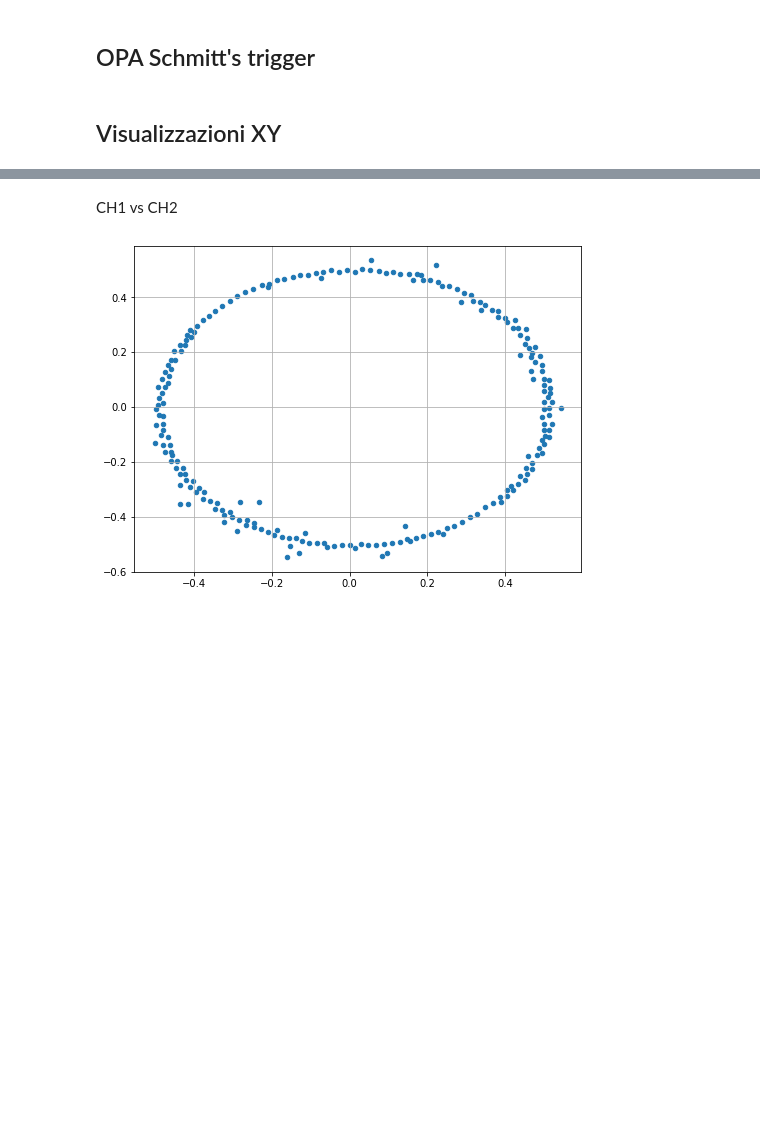
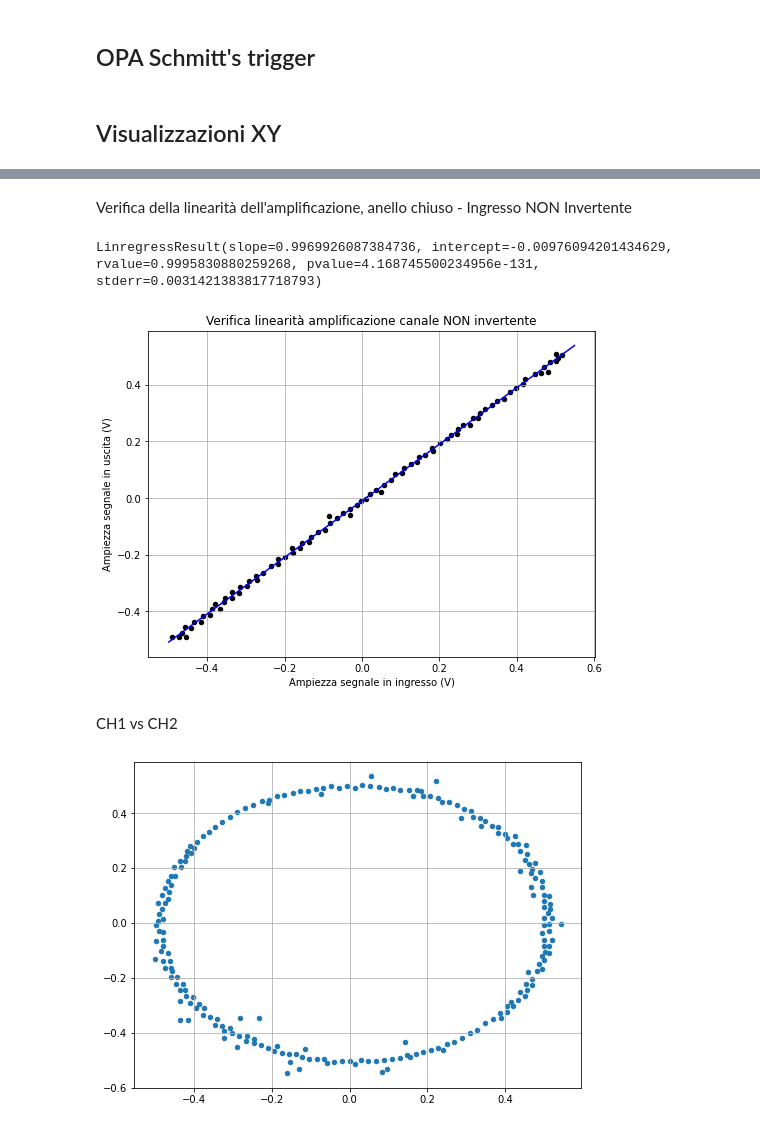
Before and after one commit to valeriopagliarino/Electronics-2021-UNITO-Public, a Jupyter notebook: analysis/3_Mixer_Diff_Trigger.ipynb, the cells around one changed output, grey strips where cells are left out. Cells and saved outputs as stored; diff of their text form; code cells hidden in the pictures; blank space fills up the shorter version.

```diff
--- a/analysis/3_Mixer_Diff_Trigger.ipynb
+++ b/analysis/3_Mixer_Diff_Trigger.ipynb
@@ -209,3 +238,32 @@ t6_ch2_f = openTek(f'{DATADIR}/7-10-21/OPA_trigger_out_of_range/F0016CH3.CSV')
+# %% [markdown]
+Verifica della linearità dell'amplificazione, anello chiuso - Ingresso NON Invertente
+# %%
+import scipy.stats
+
+LIN_CH = pd.read_csv(f"{DATADIR}/7-10-21/XY/LIN_CH2.csv")
+
+LIN_CHx = LIN_CH.to_numpy().transpose()[0]
+LIN_CHy = LIN_CH.to_numpy().transpose()[1] * -1.
+LIN_CHx = LIN_CHx[(LIN_CHx >= -0.6) & (LIN_CHx <= 0.6)]
+LIN_CHy = LIN_CHy[(LIN_CHy >= -0.6) & (LIN_CHy <= 0.6)]
+
+fig, ax = plt.subplots(nrows = 1, ncols = 1, figsize=(8, 6))
+ax.scatter(LIN_CHx, LIN_CHy, s=20, color = "black")
+
+res_ni = sp.stats.linregress(LIN_CHx, LIN_CHy)
+x_fit = np.linspace(-0.5, 0.55, 200)
+y_fit = x_fit * res_ni[0] + res_ni[1]
+
+ax.plot(x_fit, y_fit, color = "blue")
+ax.grid()
+
+ax.set(xlabel='Ampiezza segnale in ingresso (V)', ylabel='Ampiezza segnale in uscita (V)',
+       title='Verifica linearità amplificazione canale NON invertente')
+
+print(res_ni)
+# %% [output]
+LinregressResult(slope=0.9969926087384736, intercept=-0.00976094201434629, rvalue=0.9995830880259268, pvalue=4.168745500234956e-131, stderr=0.0031421383817718793)
+[figure, added]
 # %% [markdown]
 CH1 vs CH2
 # %%
```
Also changed, not shown: parts of 2 cells of this notebook.
